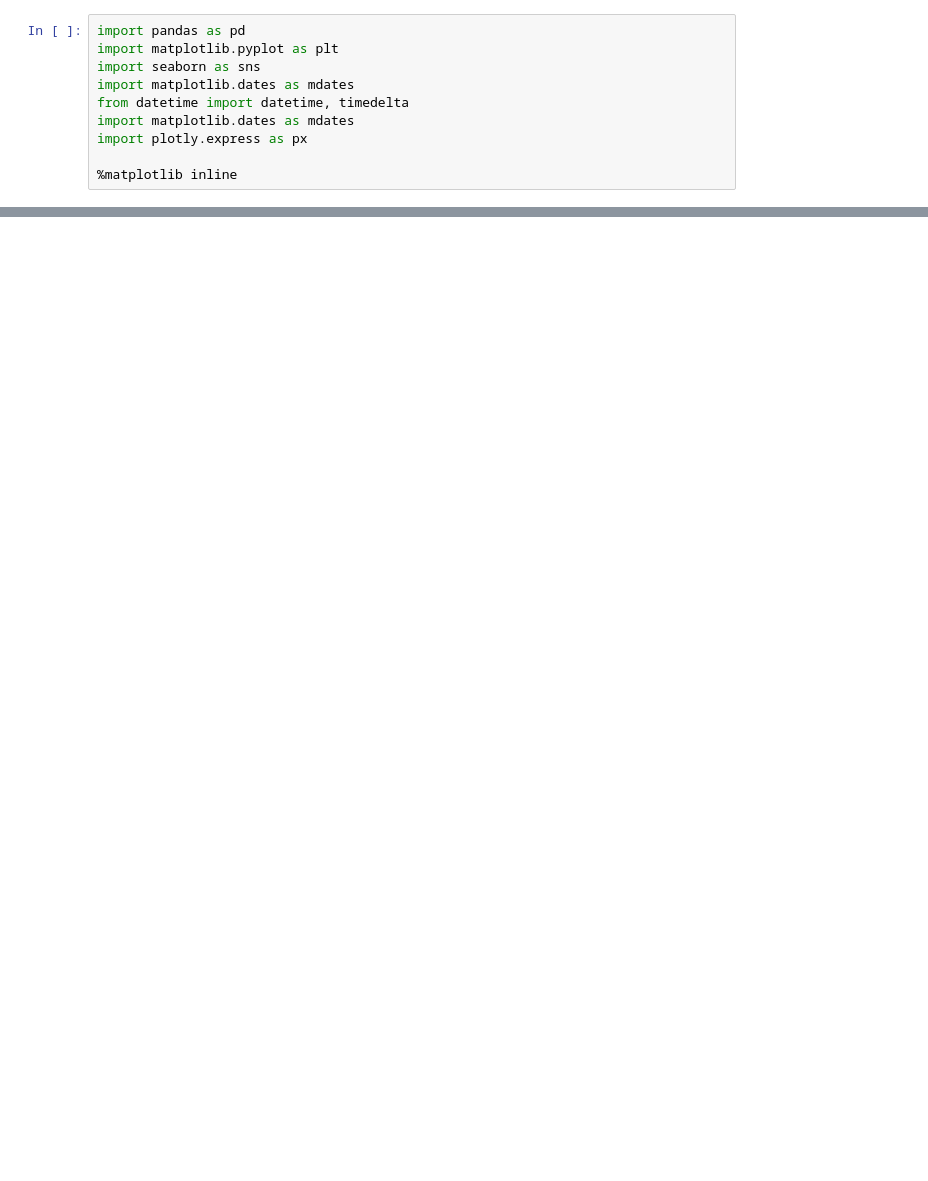
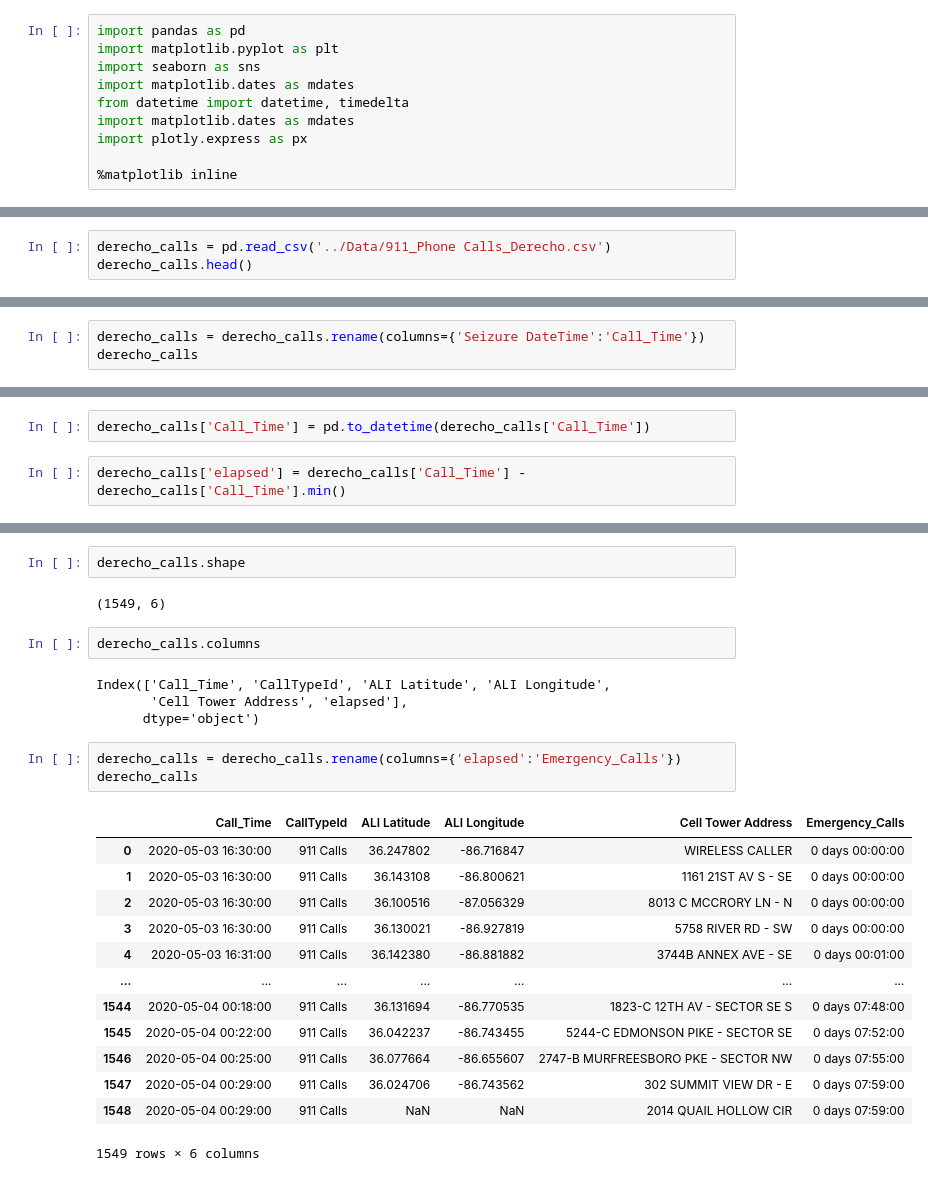
Before and after one commit to OlaricheObi/e911-cheeseday, a Jupyter notebook: Notebooks/RASTecho Graphs.ipynb, the cells around one changed output, grey strips where cells are left out. Drawn from its saved outputs; the diff is of its cells as text; blank space fills up the shorter version.

```diff
--- a/Notebooks/RASTornado4Graphs.ipynb
+++ b/Notebooks/RASTecho Graphs.ipynb
@@ -231,0 +11,3 @@ fig.show()
+# %%
+derecho_calls = pd.read_csv('../Data/911_Phone Calls_Derecho.csv')
+derecho_calls.head()
@@ -231,0 +59,3 @@ fig.show()
+# %%
+derecho_calls = derecho_calls.rename(columns={'Seizure DateTime':'Call_Time'})
+derecho_calls
@@ -231,0 +76,4 @@ fig.show()
+# %%
+derecho_calls['Call_Time'] = pd.to_datetime(derecho_calls['Call_Time'])
+# %%
+derecho_calls['elapsed'] = derecho_calls['Call_Time'] - derecho_calls['Call_Time'].min()
@@ -231,0 +111,27 @@ fig.show()
+# %%
+derecho_calls.shape
+# %% [output]
+(1549, 6)
+# %%
+derecho_calls.columns
+# %% [output]
+Index(['Call_Time', 'CallTypeId', 'ALI Latitude', 'ALI Longitude',
+       'Cell Tower Address', 'elapsed'],
+      dtype='object')
+# %%
+derecho_calls = derecho_calls.rename(columns={'elapsed':'Emergency_Calls'})
+derecho_calls
+# %% [output]
+|  | Call_Time | CallTypeId | ALI Latitude | ALI Longitude | Cell Tower Address | Emergency_Calls |
+| 0 | 2020-05-03 16:30:00 | 911 Calls | 36.247802 | -86.716847 | WIRELESS CALLER | 0 days 00:00:00 |
+| 1 | 2020-05-03 16:30:00 | 911 Calls | 36.143108 | -86.800621 | 1161 21ST AV S - SE | 0 days 00:00:00 |
+| 2 | 2020-05-03 16:30:00 | 911 Calls | 36.100516 | -87.056329 | 8013 C MCCRORY LN - N | 0 days 00:00:00 |
+| 3 | 2020-05-03 16:30:00 | 911 Calls | 36.130021 | -86.927819 | 5758 RIVER RD - SW | 0 days 00:00:00 |
+| 4 | 2020-05-03 16:31:00 | 911 Calls | 36.142380 | -86.881882 | 3744B ANNEX AVE - SE | 0 days 00:01:00 |
+| ... | ... | ... | ... | ... | ... | ... |
+| 1544 | 2020-05-04 00:18:00 | 911 Calls | 36.131694 | -86.770535 | 1823-C 12TH AV - SECTOR SE S | 0 days 07:48:00 |
+| 1545 | 2020-05-04 00:22:00 | 911 Calls | 36.042237 | -86.743455 | 5244-C EDMONSON PIKE - SECTOR SE | 0 days 07:52:00 |
+| 1546 | 2020-05-04 00:25:00 | 911 Calls | 36.077664 | -86.655607 | 2747-B MURFREESBORO PKE - SECTOR NW | 0 days 07:55:00 |
+| 1547 | 2020-05-04 00:29:00 | 911 Calls | 36.024706 | -86.743562 | 302 SUMMIT VIEW DR - E | 0 days 07:59:00 |
+| 1548 | 2020-05-04 00:29:00 | 911 Calls | NaN | NaN | 2014 QUAIL HOLLOW CIR | 0 days 07:59:00 |
+1549 rows × 6 columns
```
Also changed, not shown: parts of 32 cells of this notebook, 3 other files.
